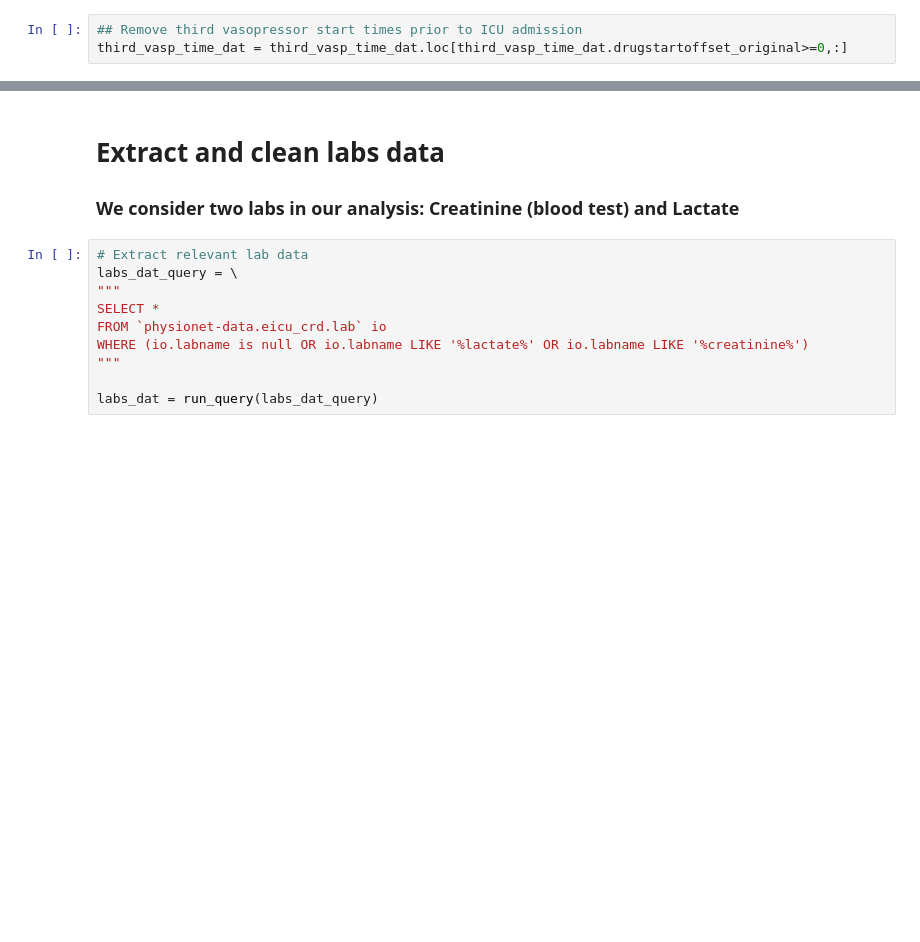
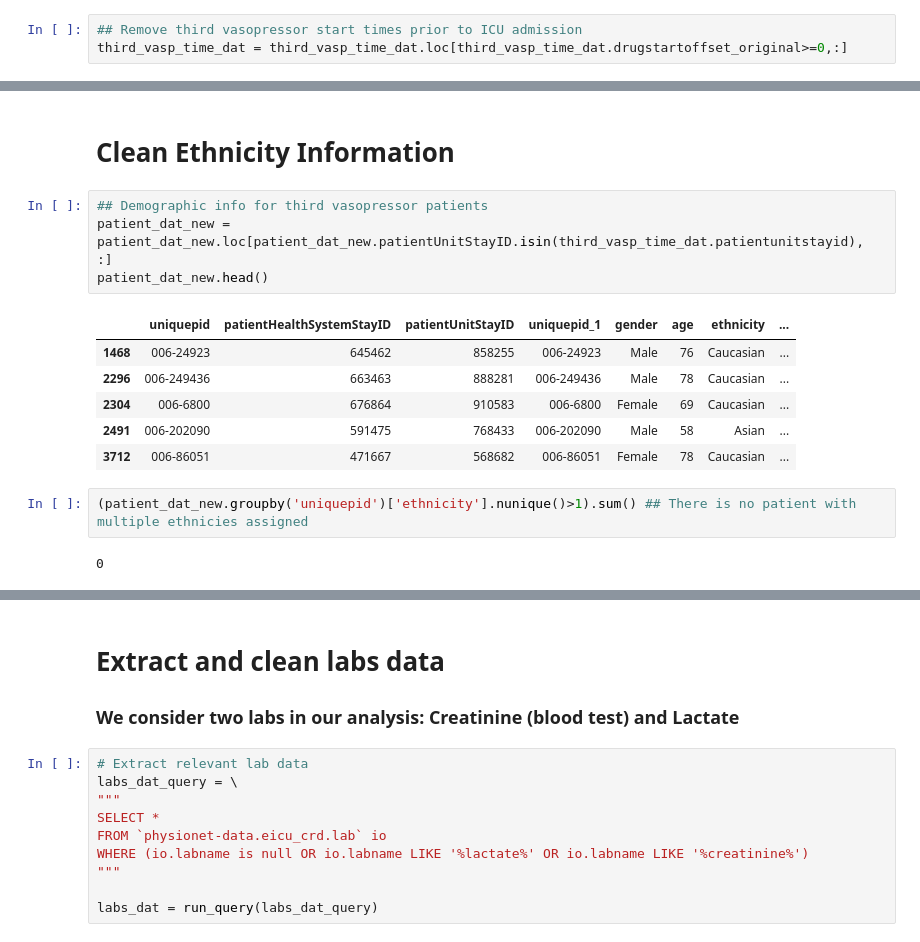
Before and after one commit to rmadushani/Three_vasopressor_problem, a Jupyter notebook: eICU/codes/eICU_Three_Vasopressors.ipynb, the cells around one changed output, grey strips where cells are left out. Cells and saved outputs as stored; diff of their text form; blank space fills up the shorter version.

```diff
--- a/eICU/codes/eICU_Three_Vasopressors.ipynb
+++ b/eICU/codes/eICU_Three_Vasopressors.ipynb
@@ -282,3 +313,20 @@ third_vasp_time_dat.head()
 | 2 | 146133 | 1663 | 2039 | dopamine | 1663 | ... |
 | 3 | 146349 | 677 | 3286 | phenylephrine | 677 | ... |
 | 4 | 147985 | 369 | 3009 | norepinephrine | 369 | ... |
+# %% [markdown]
+# Clean Ethnicity Information
+# %%
+## Demographic info for third vasopressor patients
+patient_dat_new = patient_dat_new.loc[patient_dat_new.patientUnitStayID.isin(third_vasp_time_dat.patientunitstayid), :]
+patient_dat_new.head()
+# %% [output]
+|  | uniquepid | patientHealthSystemStayID | patientUnitStayID | uniquepid_1 | gender | age | ethnicity | ... |
+| 1468 | 006-24923 | 645462 | 858255 | 006-24923 | Male | 76 | Caucasian | ... |
+| 2296 | 006-249436 | 663463 | 888281 | 006-249436 | Male | 78 | Caucasian | ... |
+| 2304 | 006-6800 | 676864 | 910583 | 006-6800 | Female | 69 | Caucasian | ... |
+| 2491 | 006-202090 | 591475 | 768433 | 006-202090 | Male | 58 | Asian | ... |
+| 3712 | 006-86051 | 471667 | 568682 | 006-86051 | Female | 78 | Caucasian | ... |
+# %%
+(patient_dat_new.groupby('uniquepid')['ethnicity'].nunique()>1).sum() ## There is no patient with multiple ethnicies assigned
+# %% [output]
+0
```
Also changed, not shown: parts of 18 cells of this notebook.
